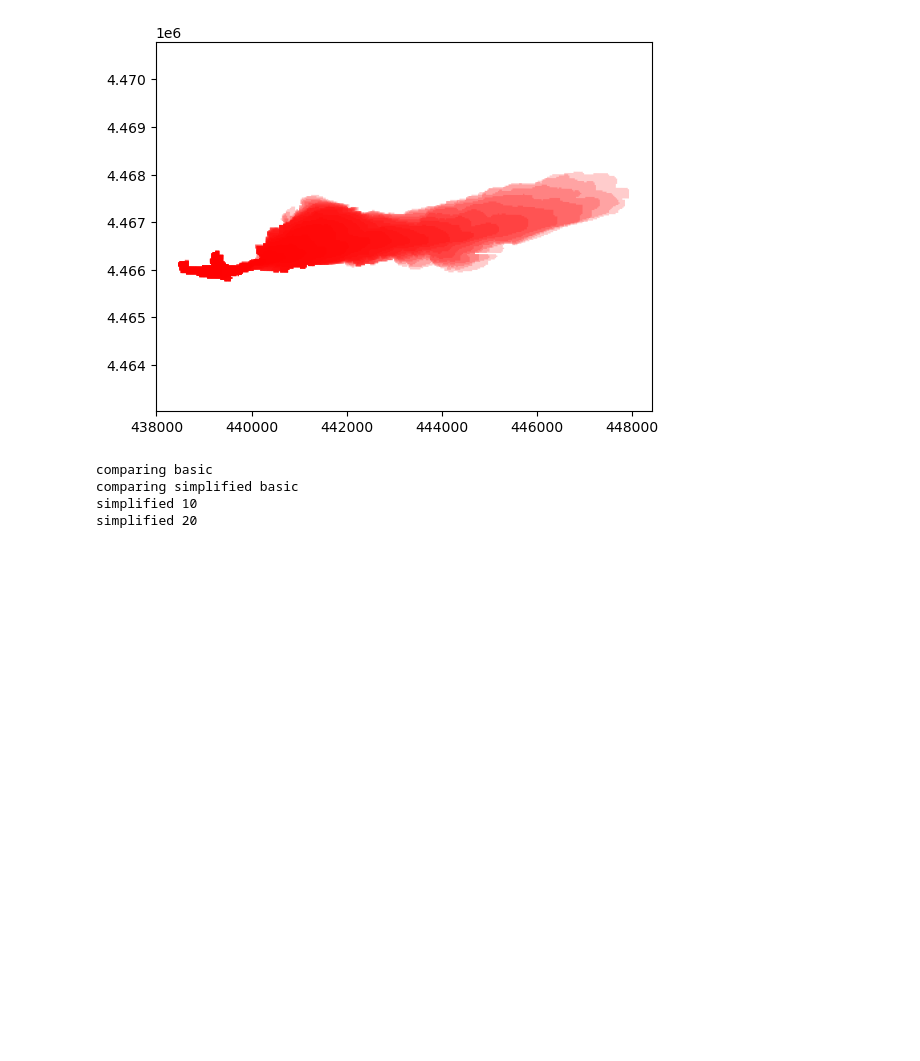
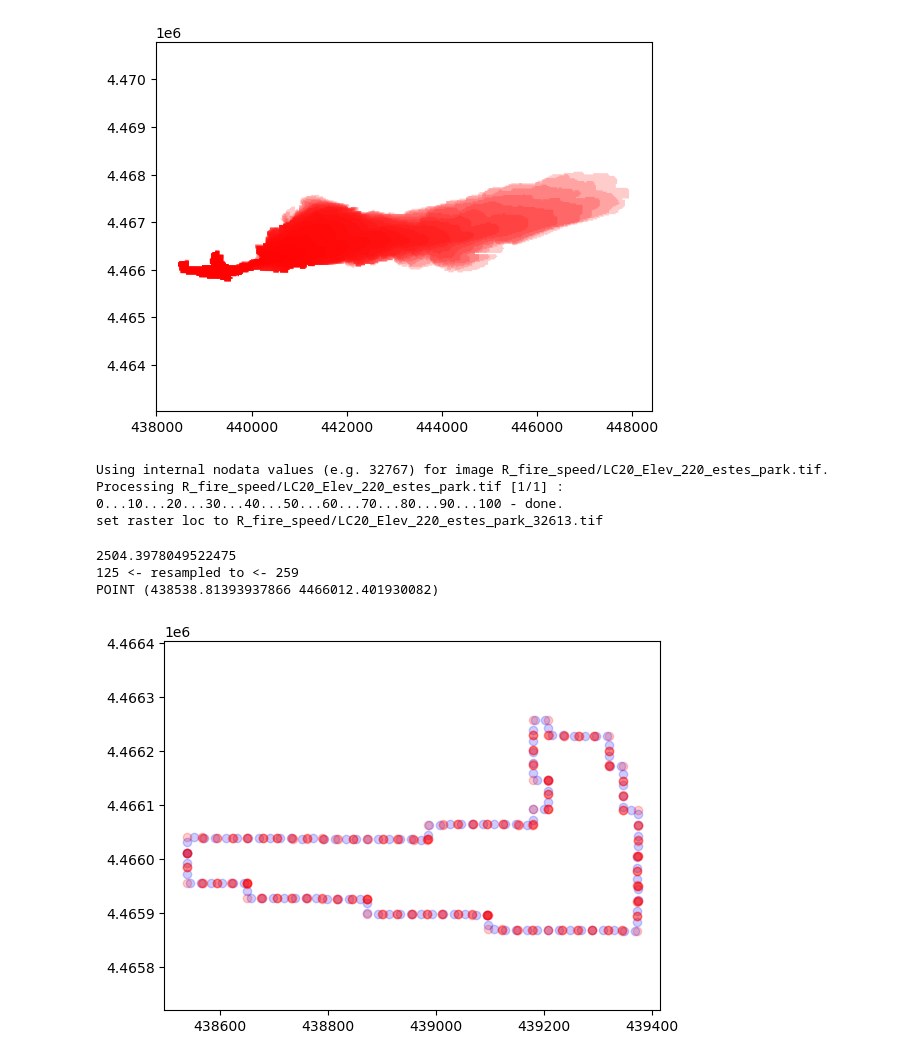
Before and after one commit to j-gams/fastfirespeed, a Jupyter notebook: fire_perims.ipynb, the cells around one changed output. Saved outputs shown, nothing was run; the diff lists cells and outputs as text; code cells hidden in the pictures; blank space fills up the shorter version.

```diff
--- a/fire_perims.ipynb
+++ b/fire_perims.ipynb
@@ -34,0 +14,9 @@ print(data.shape)
+# %%
+### read fire data file, print head to verify it worked
+polygon_files = ["perim_data/east_troublesome_ts.gpkg"]
+data = gpd.read_file(polygon_files[0])
+print(data.head)
+print(data.shape)
+for i in range(data.shape[0]):
+    if len(data.iloc[0]["geometry"].geoms) > 1:
+        print(i)
@@ -157,14 +274,2 @@ def nn_simplified(gpd_dataset, stopat):
 
     return result_pair, result_dist, result_time
-# %%
-stopat = 40
-### compare methods
-print("comparing basic")
-#nnb_res = nn_basic(data, stopat)
-print("comparing simplified basic")
-nns_res = nn_simplified(data, stopat)
-# %% [output]
-comparing basic
-comparing simplified basic
-simplified 10
-simplified 20
@@ -170,0 +295,26 @@ simplified 20
+# %%
+### set up experiments
+elev_data = readraster("R_fire_speed/LC20_Elev_220_estes_park.tif", 32613)
+# %% [output]
+Using internal nodata values (e.g. 32767) for image R_fire_speed/LC20_Elev_220_estes_park.tif.
+Processing R_fire_speed/LC20_Elev_220_estes_park.tif [1/1] : 0...10...20...30...40...50...60...70...80...90...100 - done.
+set raster loc to R_fire_speed/LC20_Elev_220_estes_park_32613.tif
+# %%
+### plot progression of the fire
+fig, axs = plt.subplots()
+runon = 0
+rate = 0.05
+res_perim = resample_perim(data.iloc[runon]["geometry"].geoms[0].simplify(0.05).exterior, rate)
+axs.set_aspect('equal', 'datalim')
+xsa, ysa = res_perim.xy
+xsb, ysb = data.iloc[runon]["geometry"].geoms[0].simplify(0.05).exterior.xy
+axs.scatter(xsa, ysa, alpha=0.2, color='b')
+axs.scatter(xsb, ysb, alpha=0.2, color='r')
+#xs1, ys1 = data.iloc[1]["geometry"].geoms[0].simplify(0.05).exterior.xy
+
+plt.show()
+# %% [output]
+2504.3978049522475
+125 <- resampled to <- 259
+POINT (438538.81393937866 4466012.401930082)
+[figure, added]
```
Also changed, not shown: parts of 17 cells of this notebook, 4 other files.
